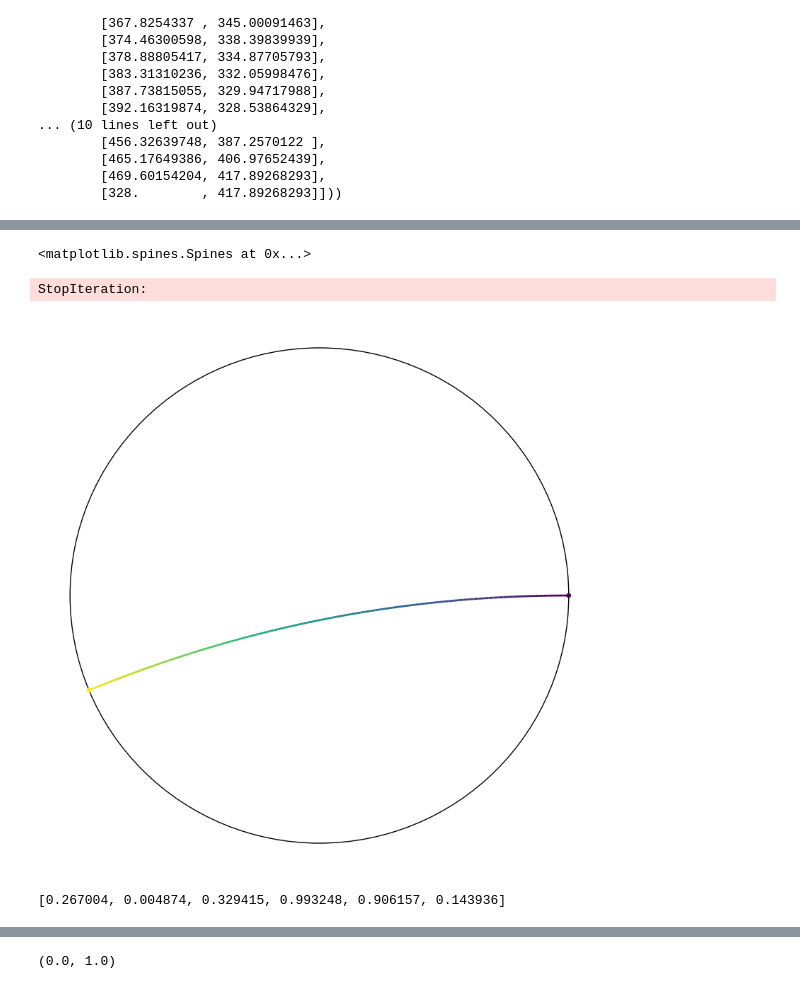
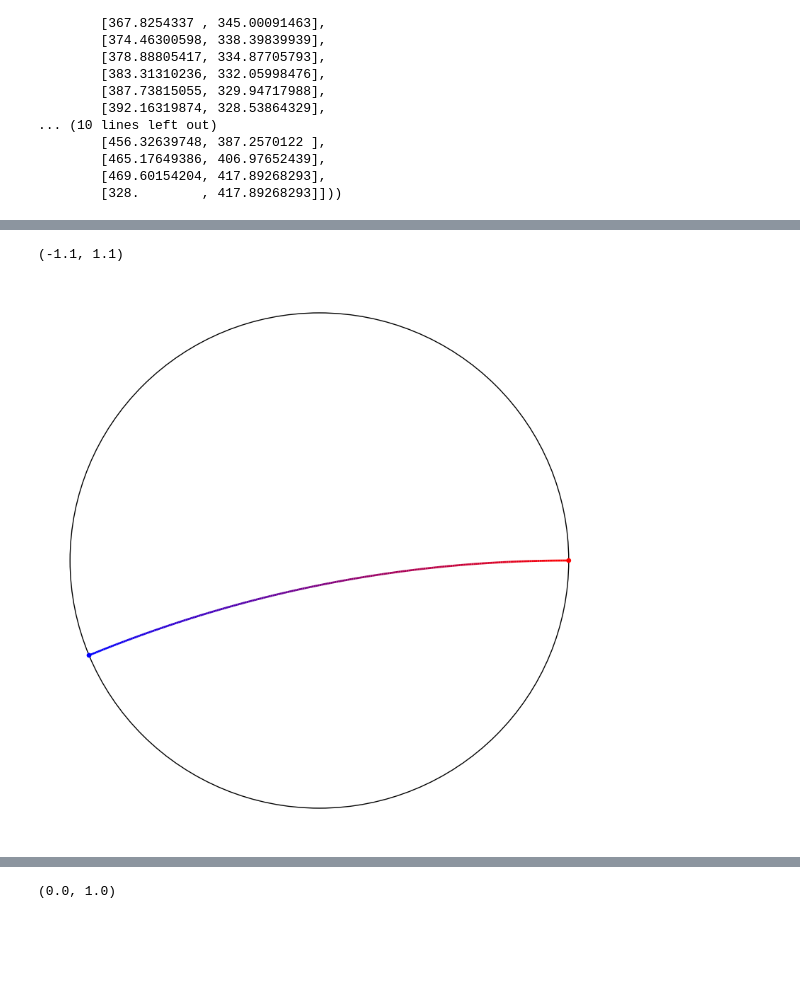
Before and after one commit to AgainstEntropy/myChord, a Jupyter notebook: notebooks/playground.ipynb, the cells around one changed output, grey strips where cells are left out. Saved outputs shown, nothing was run; the diff lists cells and outputs as text; code cells hidden in the pictures; blank space fills up the shorter version.

```diff
--- a/notebooks/playground.ipynb
+++ b/notebooks/playground.ipynb
@@ -161,4 +84,0 @@ Path(array([[ 0.        , -0.5       ],
-# %%
-ax.spines.
-# %% [output]
-<matplotlib.spines.Spines at 0x...>
@@ -168,8 +85,3 @@ i = 0
-# %%
-i += 1
-print(f'{i}: ', next(iter_seg))
-# %% [output]
-StopIteration:
 # %%
 r = 1
 degrees = np.arange(0, 2 * np.pi, np.pi / 8)  # (0, 22.5, 45, 67.5, ...)
@@ -179,40 +91,44 @@ fig, ax = plt.subplots(figsize=(10, 10))
 # convert from polar coordinates to cartesian coordinates
 X = r * np.cos(degrees[[0, 9]])
 Y = r * np.sin(degrees[[0, 9]])
 
 # compute the quadratic Bezier curve
-t = np.linspace(0, 1, 100)
+t = np.linspace(0, 1, 256)
 x = (1-t)**2 * X[0] + t**2 * X[1]
 y = (1-t)**2 * Y[0] + t**2 * Y[1]
 
 # split the curve into segments
 route = np.stack([x, y], axis=1)
 idxs = np.array(range(route.shape[0]))  # (0, 1, 2, ..., N-1)
 norm = plt.Normalize(idxs[0], idxs[-1])
 segments = np.stack([route[:-1], route[1:]], axis=1)
 
-cmap = mpl.colormaps['viridis']
-lc = LineCollection(segments, cmap=cmap, norm=norm)
+colors = [(1, 0, 0), (0, 0, 1)]  # R -> G -> B
+cmap_name = 'my_list'
+# my_cmap = LinearSegmentedColormap.from_list(cmap_name, colors, N=256)
+# my_cmap = LinearSegmentedColormap.from_list(cmap_name, ["darkorange", "gold", "lawngreen", "lightseagreen"], N=256)
+my_cmap = LinearSegmentedColormap.from_list(cmap_name, ["red", "blue"], N=256)
+# my_cmap = ListedColormap(my_cmap(np.linspace(0, 1, 100)), cmap_name)
+# my_cmap = mpl.colormaps['viridis']
+lc = LineCollection(segments, cmap=my_cmap, norm=norm)
 lc.set_array(idxs)
 lc.set_linewidth(2)
 line = ax.add_collection(lc)
 
 # draw the outer circle
 circle = mpatches.Circle((0, 0), r, color='black', fill=False)
 ax.add_artist(circle)
 
 # draw two ends
-cmap_ends = [cmap.colors[i] for i in [0, -1]]
+# cmap_ends = my_cmap.colors[[0, -1]]
+cmap_ends = my_cmap([0, 1.])
 ax.scatter(X, Y, c=cmap_ends, s=15)
 
 ax.set_axis_off()
 ax.set_xlim(-1.1, 1.1)
 ax.set_ylim(-1.1, 1.1)
 
-plt.show()
+# fig.show()
 # %% [output]
+(-1.1, 1.1)
-[figure, old version]
+[figure, new version]
-# %%
-cmap.colors[0] + cmap.colors[-1]
-# %% [output]
-[0.267004, 0.004874, 0.329415, 0.993248, 0.906157, 0.143936]
```
Also changed, not shown: parts of 12 cells of this notebook, 3 other files.
